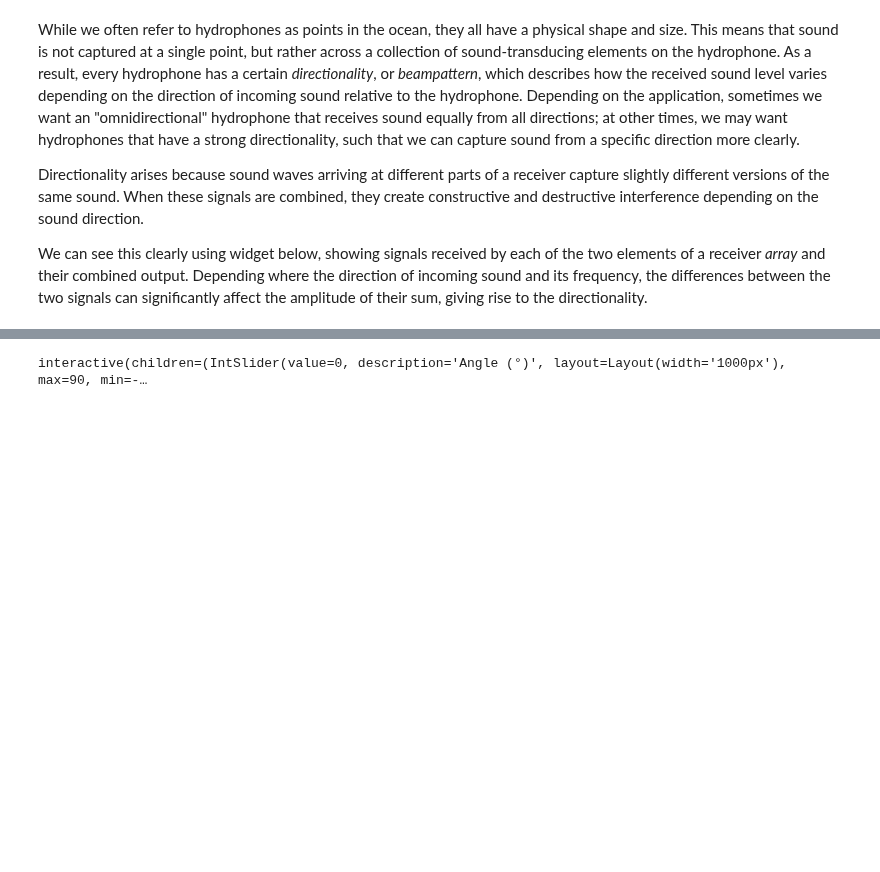
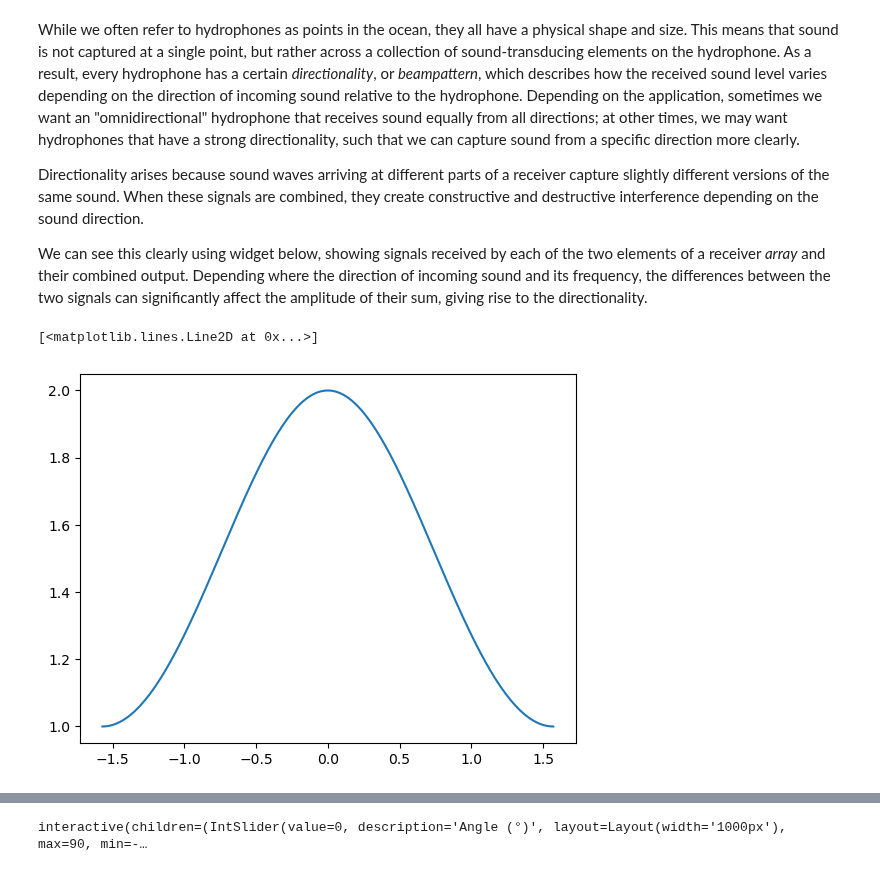
Before and after one commit to BOAT-ocean-acoustics/fundamentals, a Jupyter notebook: boat_tutorials/acoustics/RL_04_directionality.ipynb, the cells around one changed output, grey strips where cells are left out. Drawn from its saved outputs; the diff is of its cells as text; code cells hidden in the pictures; blank space fills up the shorter version.

```diff
--- a/boat_tutorials/acoustics/RL_04_directionality.ipynb
+++ b/boat_tutorials/acoustics/RL_04_directionality.ipynb
@@ -23,0 +34,17 @@ We can see this clearly using widget below, showing signals received by each of
+# %%
+r = 1  # viz source circle radius
+d = 0.5  # element spacing
+c = 1500  # sound speed
+freq = 1000
+t = np.linspace(0, 0.01, 1000)
+angle_rad_all = np.deg2rad(np.arange(-90, 91, 1))
+phase_shift_all = d * np.sin(angle_rad_all) / (c/freq) * 2 * np.pi
+y = np.sin(2 * np.pi * freq * t)
+y1_all = np.sin(np.tile(2 * np.pi * freq * t, (phase_shift_all.size,1))
+                - np.tile(phase_shift_all, (t.size, 1)).T)
+y_sum_all = (y + y1_all).max(axis=1)
+# %%
+plt.plot(angle_rad_all, y_sum_all)
+# %% [output]
+[<matplotlib.lines.Line2D at 0x...>]
+[figure, added]
```
Also changed, not shown: parts of 4 cells of this notebook.
